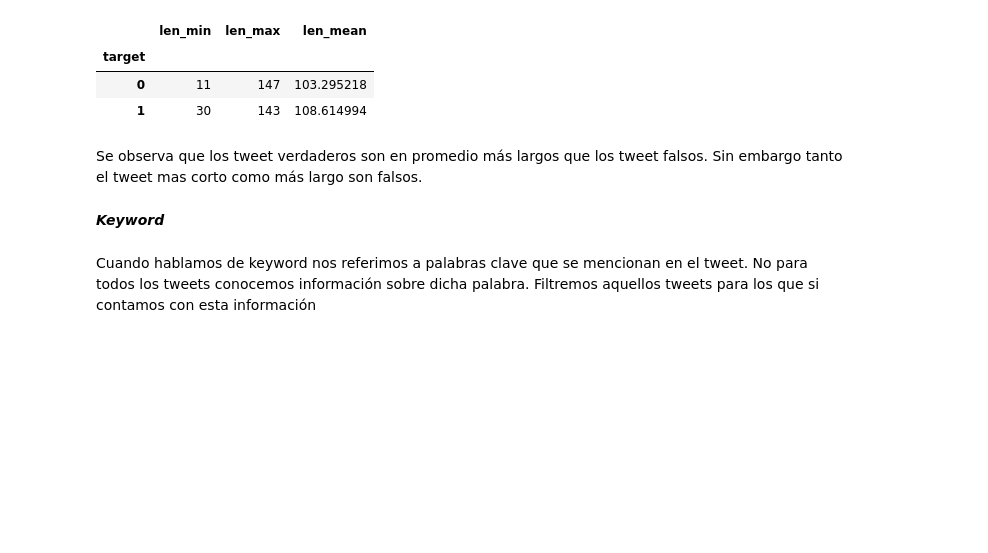
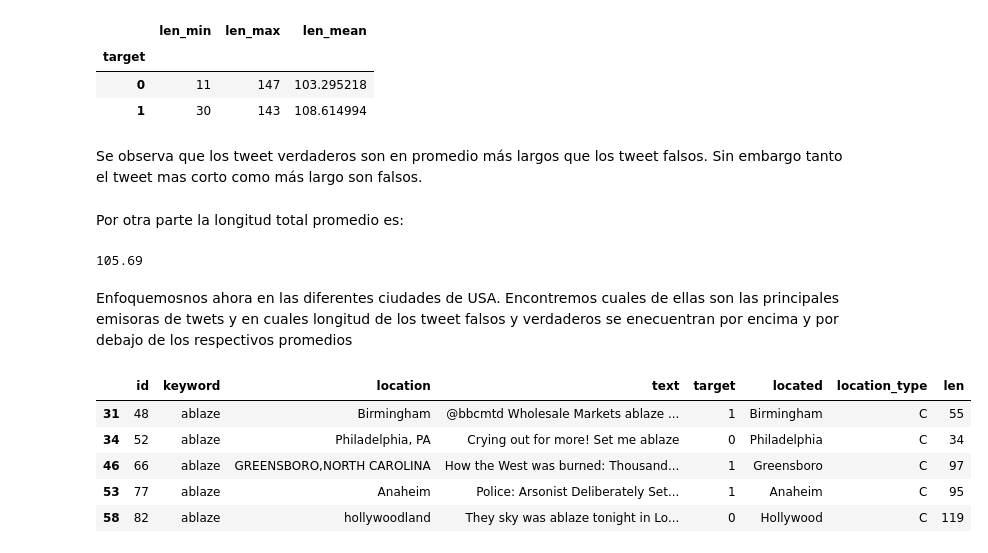
Before and after one commit to Filyank/Datavid-20, a Jupyter notebook: TP1-1c2020/AEUSA.ipynb, the cells around one changed output. Saved outputs shown, nothing was run; the diff lists cells and outputs as text; code cells hidden in the pictures; blank space fills up the shorter version.

```diff
--- a/TP1-1c2020/AEUSA.ipynb
+++ b/TP1-1c2020/AEUSA.ipynb
@@ -443,4 +444,19 @@ como más largo son falsos.
-# %% [markdown]
-***Keyword***
-# %% [markdown]
-Cuando hablamos de keyword nos referimos a palabras clave que se mencionan en el tweet. No para todos los tweets conocemos información sobre dicha palabra. Filtremos aquellos tweets para los que si contamos con esta información
+# %% [markdown]
+Por otra parte la longitud total promedio es:
+# %%
+longitud_promedio= datos['len'].sum() / len(datos)
+longitud_promedio.round(2)
+# %% [output]
+105.69
+# %% [markdown]
+Enfoquemosnos ahora en las diferentes ciudades de USA. Encontremos cuales de ellas son las principales emisoras de twets y  en cuales longitud de los tweet falsos y verdaderos se enecuentran por encima y por debajo de los respectivos promedios
+# %%
+tweets_por_ciudad= datos[datos['location_type']=='C']
+tweets_por_ciudad.head(5)
+# %% [output]
+|  | id | keyword | location | text | target | located | location_type | len |
+| 31 | 48 | ablaze | Birmingham | @bbcmtd Wholesale Markets ablaze ... | 1 | Birmingham | C | 55 |
+| 34 | 52 | ablaze | Philadelphia, PA | Crying out for more! Set me ablaze | 0 | Philadelphia | C | 34 |
+| 46 | 66 | ablaze | GREENSBORO,NORTH CAROLINA | How the West was burned: Thousand... | 1 | Greensboro | C | 97 |
+| 53 | 77 | ablaze | Anaheim | Police: Arsonist Deliberately Set... | 1 | Anaheim | C | 95 |
+| 58 | 82 | ablaze | hollywoodland | They sky was ablaze tonight in Lo... | 0 | Hollywood | C | 119 |
```
Also changed, not shown: parts of 24 cells of this notebook.
